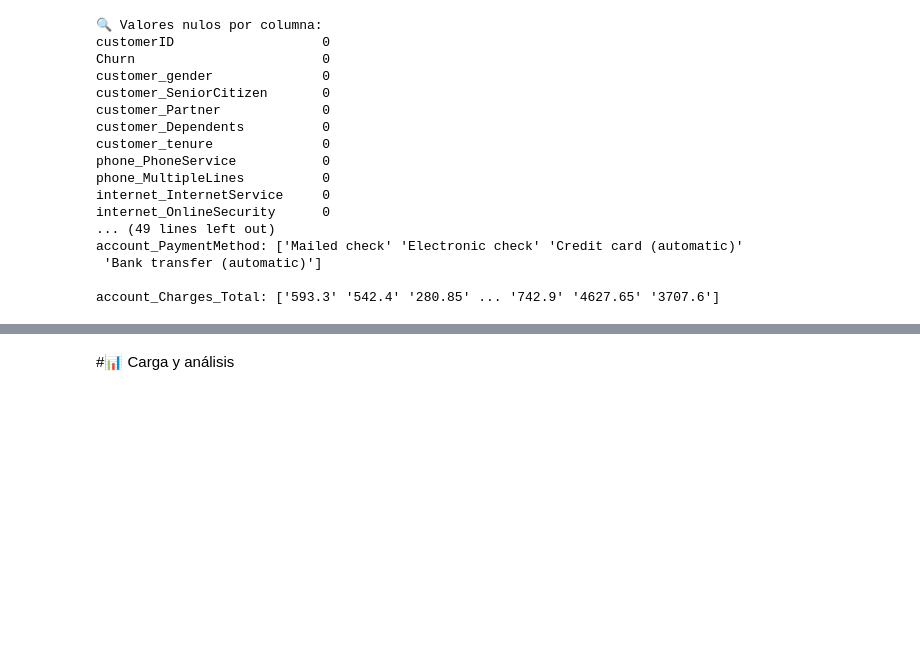
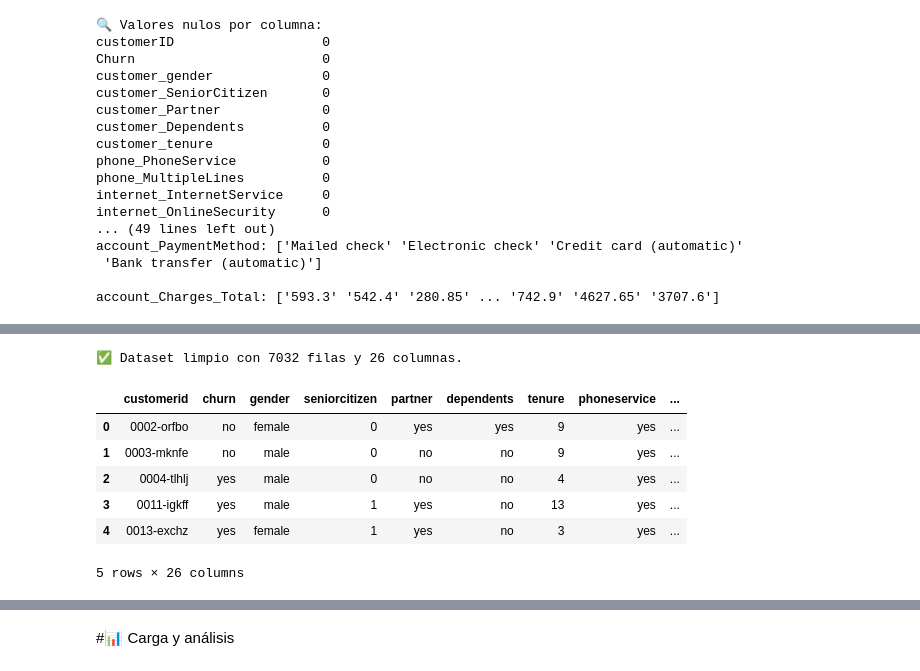
Before and after one commit to JorgeAccardi/cienciadedatos, a Jupyter notebook: TelecomX_LATAM_V3.ipynb, the cells around one changed output, grey strips where cells are left out. Cells and saved outputs as stored; diff of their text form; code cells hidden in the pictures; blank space fills up the shorter version.

```diff
--- a/TelecomX_LATAM_V3.ipynb
+++ b/TelecomX_LATAM_V3.ipynb
@@ -295,0 +341,43 @@ account_Charges_Total: ['593.3' '542.4' '280.85' ... '742.9' '4627.65' '3707.6']
+# %%
+# 1. Eliminar prefijos innecesarios
+df.columns = df.columns.str.replace('customer_', '', regex=False)
+df.columns = df.columns.str.replace('account_', '', regex=False)
+df.columns = df.columns.str.replace('charges_', '', regex=False)
+df.columns = df.columns.str.replace('phone_', '', regex=False)
+df.columns = df.columns.str.replace('internet_', '', regex=False)
+
+# 2. Convertir nombres de columnas a minúsculas
+df.columns = df.columns.str.lower()
+
+# 3. Limpiar y normalizar valores de texto (minúsculas + sin espacios)
+for col in df.select_dtypes(include='object').columns:
+    df[col] = df[col].str.strip().str.lower()
+
+# 4. Convertir columnas yes/no a binarias 1/0
+cols_binarias = ['partner', 'dependents', 'phoneservice', 'paperlessbilling', 'churn']
+for col in cols_binarias:
+    if col in df.columns:
+        df[col + '_bin'] = df[col].map({'yes': 1, 'no': 0})
+
+# 5. Convertir columnas numéricas (pueden estar como string)
+df['monthly'] = pd.to_numeric(df['monthly'], errors='coerce')
+df['total'] = pd.to_numeric(df['total'], errors='coerce')
+
+# 6. Eliminar valores nulos remanentes
+df = df.dropna()
+
+# 7. Reiniciar el índice
+df.reset_index(drop=True, inplace=True)
+
+# 8. Confirmar estructura final
+print(f"✅ Dataset limpio con {df.shape[0]} filas y {df.shape[1]} columnas.")
+df.head()
+# %% [output]
+✅ Dataset limpio con 7032 filas y 26 columnas.
+|  | customerid | churn | gender | seniorcitizen | partner | dependents | tenure | phoneservice | ... |
+| 0 | 0002-orfbo | no | female | 0 | yes | yes | 9 | yes | ... |
+| 1 | 0003-mknfe | no | male | 0 | no | no | 9 | yes | ... |
+| 2 | 0004-tlhlj | yes | male | 0 | no | no | 4 | yes | ... |
+| 3 | 0011-igkff | yes | male | 1 | yes | no | 13 | yes | ... |
+| 4 | 0013-exchz | yes | female | 1 | yes | no | 3 | yes | ... |
+5 rows × 26 columns
```
Also changed, not shown: parts of 6 cells of this notebook.
